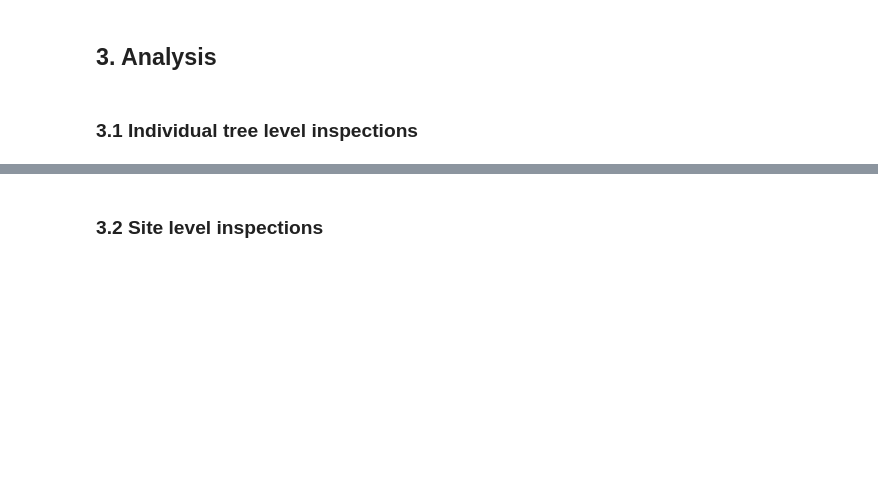
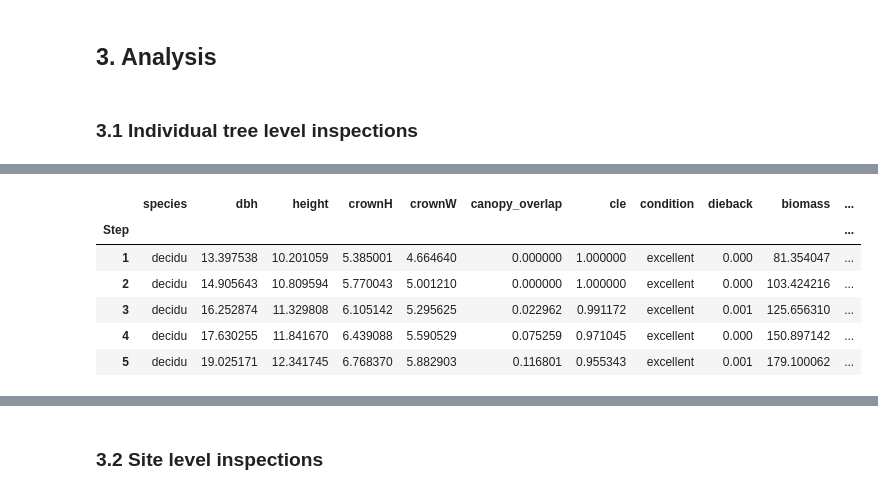
Before and after one commit to lucidmindsai/gus, a Jupyter notebook: notebooks/Basic Tutorial.ipynb, the cells around one changed output, grey strips where cells are left out. Saved outputs shown, nothing was run; the diff lists cells and outputs as text; code cells hidden in the pictures; blank space fills up the shorter version.

```diff
--- a/notebooks/Basic Tutorial.ipynb
+++ b/notebooks/Basic Tutorial.ipynb
@@ -108,6 +127,14 @@ df_out_tree.tail()
 # %%
 Specific_Tree = df_out_tree.xs(42, level="AgentID")
-Specific_Tree.tail()
+Specific_Tree.head()
+# %% [output]
+|  | species | dbh | height | crownH | crownW | canopy_overlap | cle | condition | dieback | biomass | ... |
+| Step |  |  |  |  |  |  |  |  |  |  | ... |
+| 1 | decidu | 13.397538 | 10.201059 | 5.385001 | 4.664640 | 0.000000 | 1.000000 | excellent | 0.000 | 81.354047 | ... |
+| 2 | decidu | 14.905643 | 10.809594 | 5.770043 | 5.001210 | 0.000000 | 1.000000 | excellent | 0.000 | 103.424216 | ... |
+| 3 | decidu | 16.252874 | 11.329808 | 6.105142 | 5.295625 | 0.022962 | 0.991172 | excellent | 0.001 | 125.656310 | ... |
+| 4 | decidu | 17.630255 | 11.841670 | 6.439088 | 5.590529 | 0.075259 | 0.971045 | excellent | 0.000 | 150.897142 | ... |
+| 5 | decidu | 19.025171 | 12.341745 | 6.768370 | 5.882903 | 0.116801 | 0.955343 | excellent | 0.001 | 179.100062 | ... |
 # %%
 sns.set_theme()
 fig = plt.figure(figsize=(16,8))
```
Also changed, not shown: parts of 14 cells of this notebook, 1 other file.
